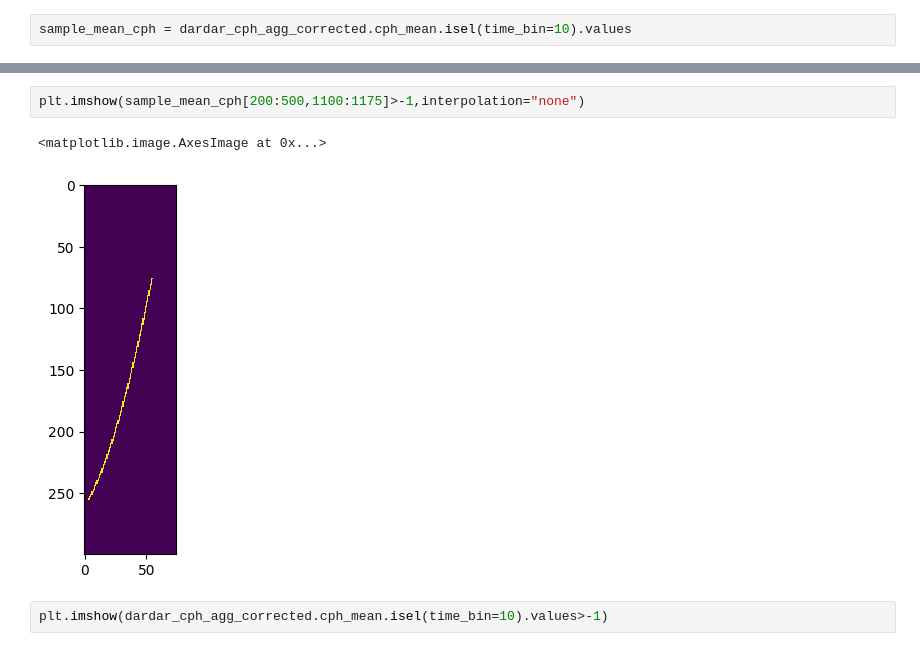
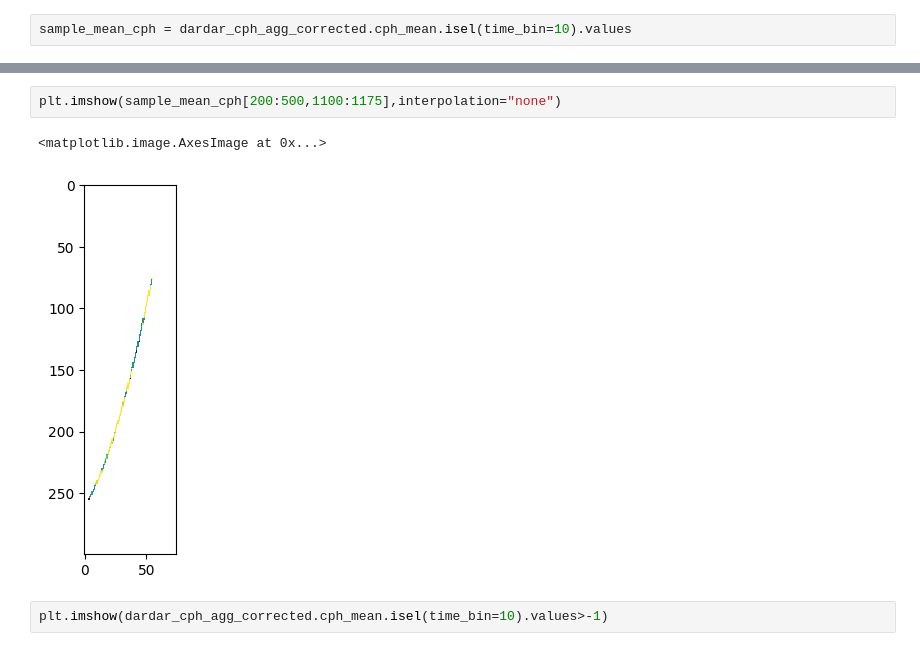
Before and after one commit to DragomirNikolov/MSGI, a Jupyter notebook: DARDAR_analysis/cloud_properties_binned_development.ipynb, the cells around one changed output, grey strips where cells are left out. Drawn from its saved outputs; the diff is of its cells as text.

```diff
--- a/DARDAR_analysis/cloud_properties_binned_development.ipynb
+++ b/DARDAR_analysis/cloud_properties_binned_development.ipynb
@@ -79,8 +119,8 @@ sample_mean_cph = dardar_cph_agg_corrected.cph_mean.isel(time_bin=10).values
 # %%
-plt.imshow(sample_mean_cph[200:500,1100:1175]>-1,interpolation="none")
+plt.imshow(sample_mean_cph[200:500,1100:1175],interpolation="none")
 # %% [output]
 <matplotlib.image.AxesImage at 0x...>
-[figure, old version]
+[figure, new version]
 # %%
 plt.imshow(dardar_cph_agg_corrected.cph_mean.isel(time_bin=10).values>-1)
 # %% [output]
```
Also changed, not shown: parts of 5 cells of this notebook, 37 other files.
